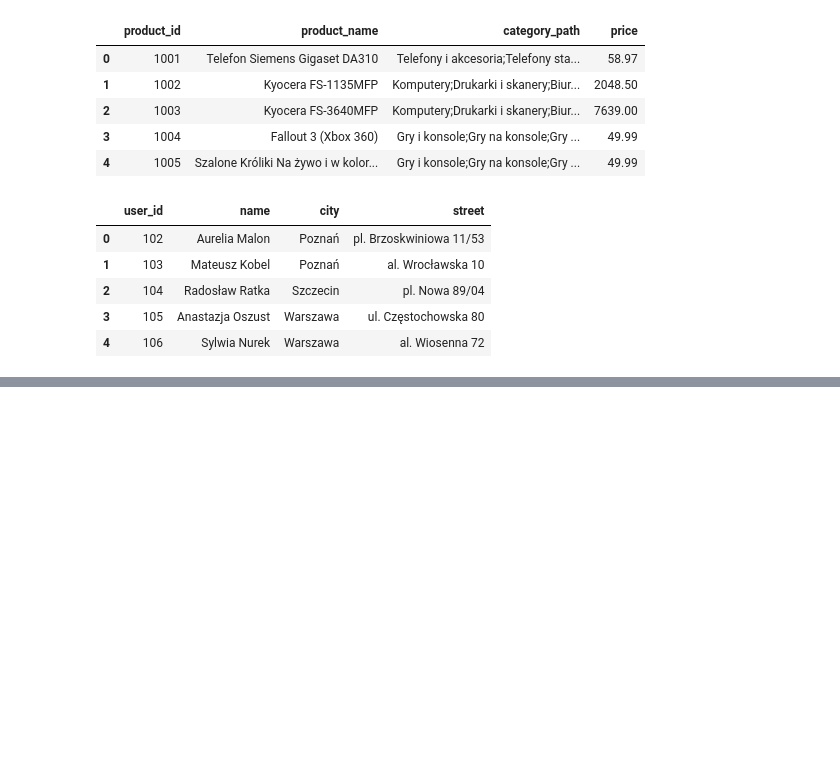
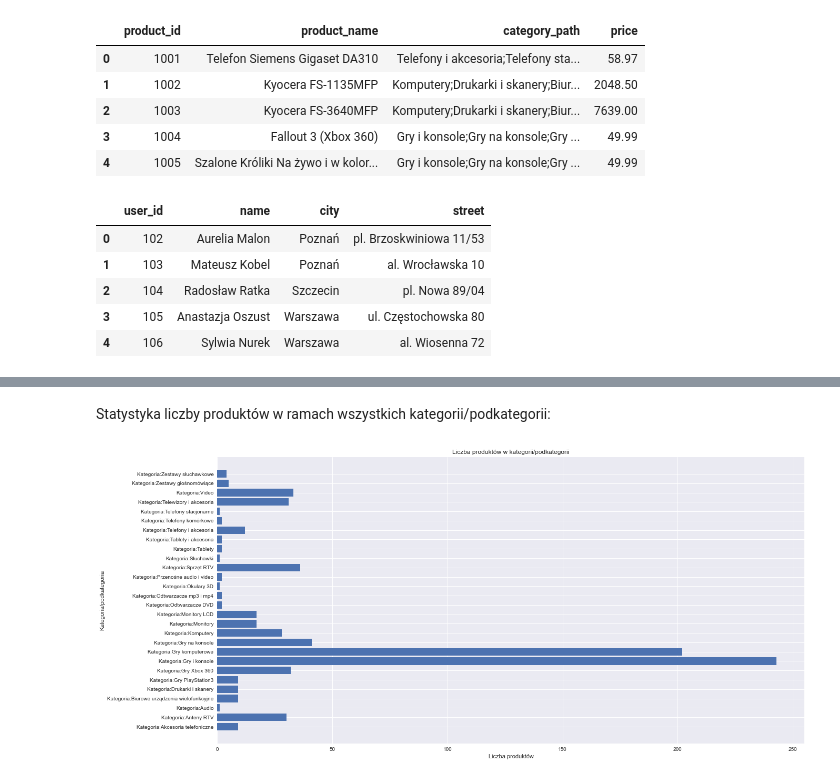
Before and after one commit to lukasz-staniszewski/purchase-in-session-analysis, a Jupyter notebook: notebooks/Explore_data.ipynb, the cells around one changed output, grey strips where cells are left out. Saved outputs shown, nothing was run; the diff lists cells and outputs as text; code cells hidden in the pictures; blank space fills up the shorter version.

```diff
--- a/notebooks/Explore_data.ipynb
+++ b/notebooks/Explore_data.ipynb
@@ -78,0 +196,4 @@ QgridWidget(grid_options={'fullWidthRows': True, 'syncColumnCellResize': True, '
+# %%
+df_products_categorical = df_products.category_path.str.get_dummies(';')
+df_products_categorical = df_products_categorical.rename({name: "Kategoria:" + name for name in df_products_categorical.columns},axis='columns')
+df_products_categorical.head()
@@ -78,0 +208,13 @@ QgridWidget(grid_options={'fullWidthRows': True, 'syncColumnCellResize': True, '
+# %% [markdown]
+Statystyka liczby produktów w ramach wszystkich kategorii/podkategorii:
+# %%
+rows_on_cat = {column_name: df_products_categorical.loc[df_products_categorical[column_name] == 1] for column_name in df_products_categorical.columns}
+# %%
+plt.figure(figsize=(20, 10))
+plt.barh(list(rows_on_cat.keys()), [len(rows_on_cat[key]) for key in rows_on_cat.keys()])
+plt.title('Liczba produktów w kategorii/podkategorii')
+plt.xlabel('Liczba produktów')
+plt.ylabel('Kategoria/podkategoria')
+plt.show()
+# %% [output]
+[figure, added]
```
Also changed, not shown: parts of 165 cells of this notebook.
